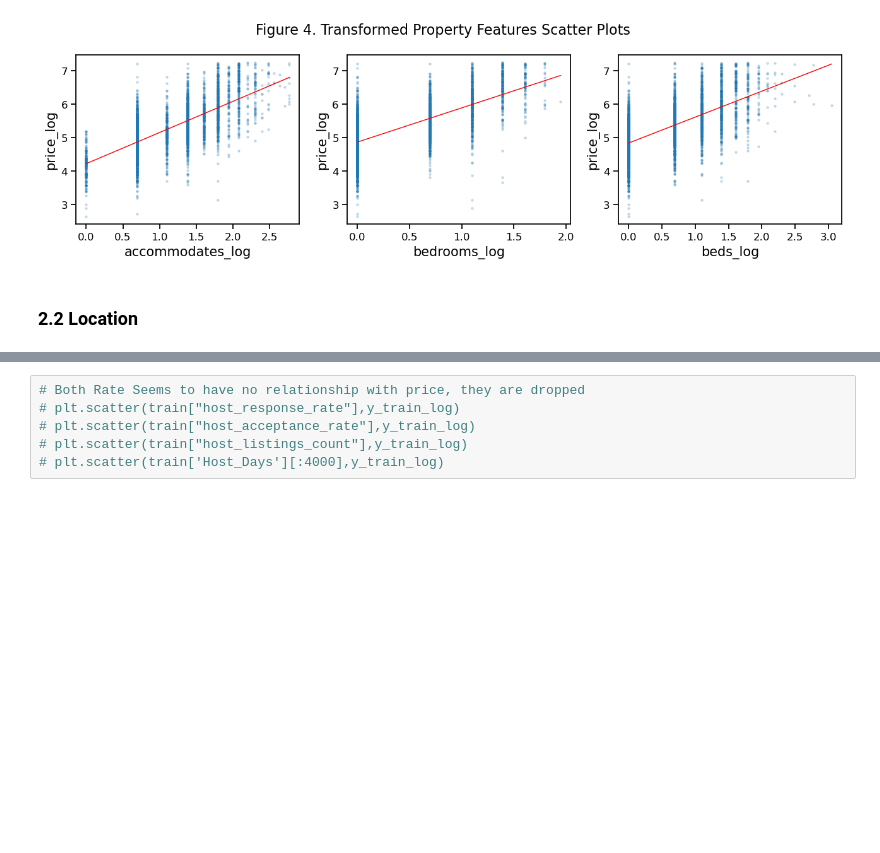
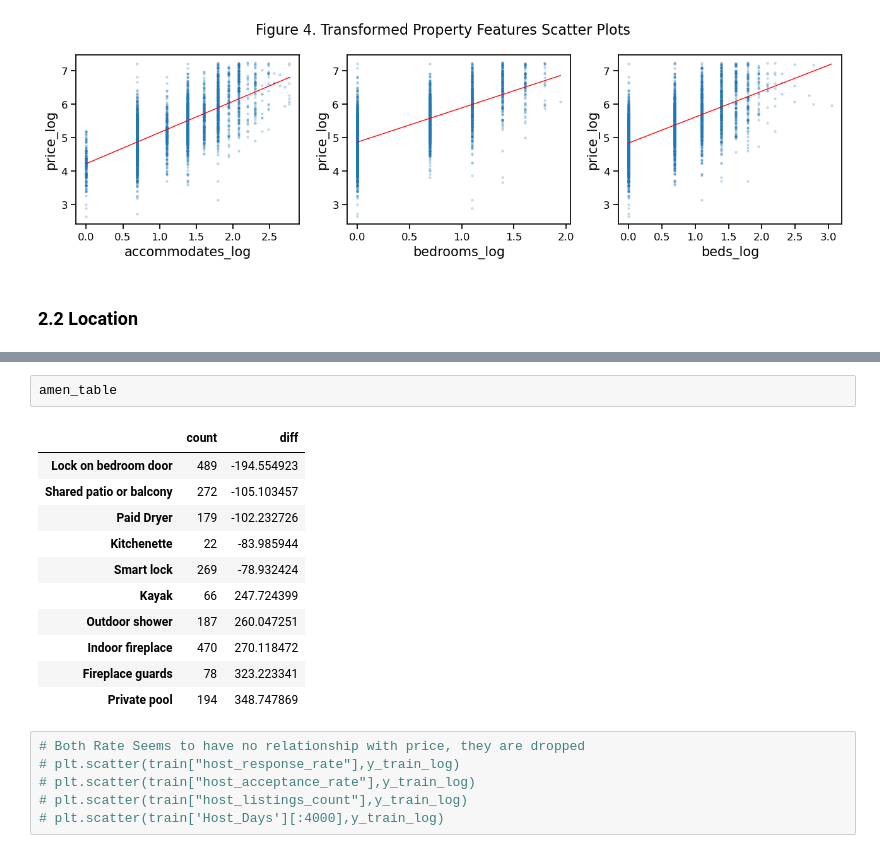
Before and after one commit to Jamielimingzhe/QBUS6810, a Jupyter notebook: QBUS6810_Group18_Notebook.ipynb, the cells around one changed output, grey strips where cells are left out. Drawn from its saved outputs; the diff is of its cells as text; blank space fills up the shorter version.

```diff
--- a/QBUS6810_Group18_Notebook.ipynb
+++ b/QBUS6810_Group18_Notebook.ipynb
@@ -434,3 +434,17 @@ plt.show()
+# %%
+amen_table
+# %% [output]
+|  | count | diff |
+| Lock on bedroom door | 489 | -194.554923 |
+| Shared patio or balcony | 272 | -105.103457 |
+| Paid Dryer | 179 | -102.232726 |
+| Kitchenette | 22 | -83.985944 |
+| Smart lock | 269 | -78.932424 |
+| Kayak | 66 | 247.724399 |
+| Outdoor shower | 187 | 260.047251 |
+| Indoor fireplace | 470 | 270.118472 |
+| Fireplace guards | 78 | 323.223341 |
+| Private pool | 194 | 348.747869 |
 # %%
 # Both Rate Seems to have no relationship with price, they are dropped
 # plt.scatter(train["host_response_rate"],y_train_log)
```
Also changed, not shown: parts of 39 cells of this notebook, 1 other file.
